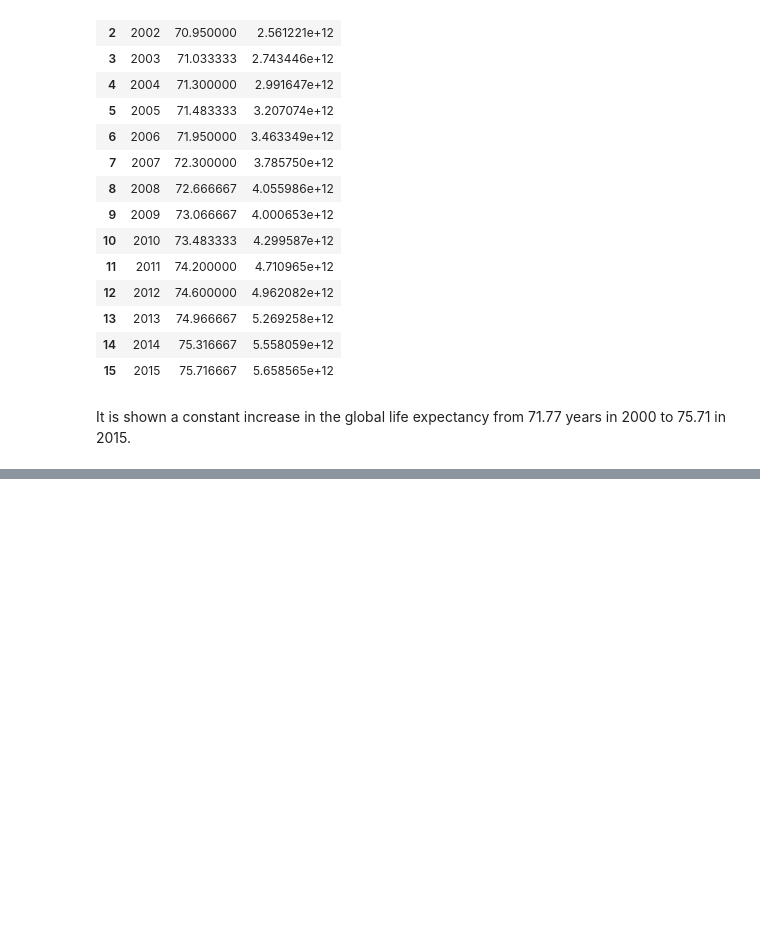
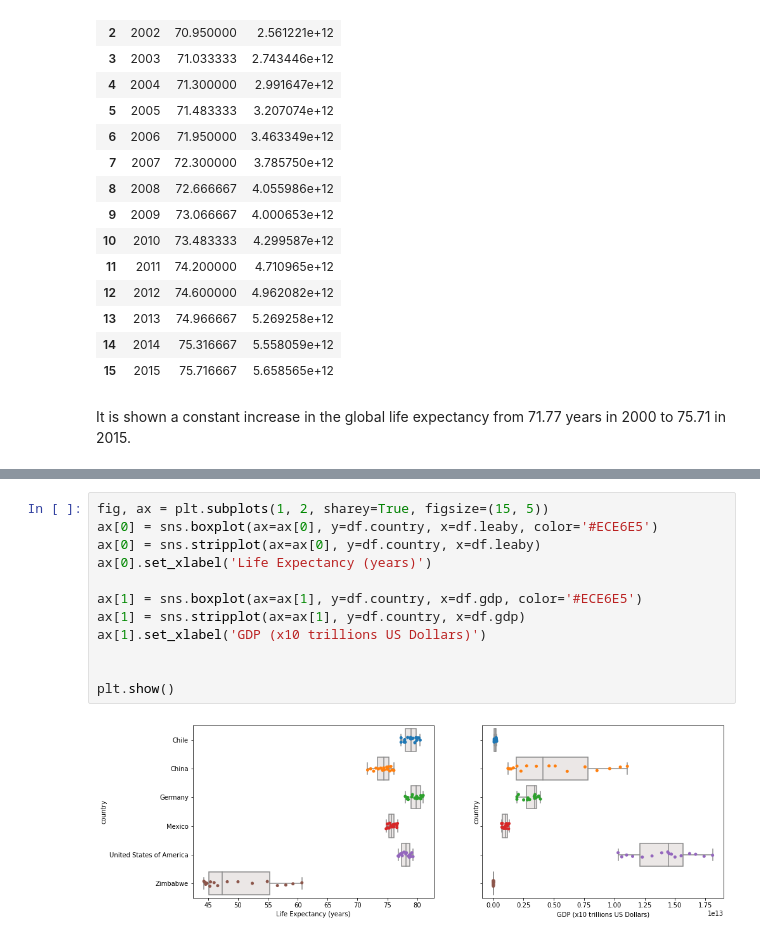
Before and after one commit to javierunix/codeacademy_datascience_path, a Jupyter notebook: Life-Expectancy-and-GDP-Starter/life_expectancy_gdp.ipynb, the cells around one changed output, grey strips where cells are left out. Drawn from its saved outputs; the diff is of its cells as text; blank space fills up the shorter version.

Commit message:
finish boxplots and stripplots

```diff
--- a/Life-Expectancy-and-GDP-Starter/life_expectancy_gdp.ipynb
+++ b/Life-Expectancy-and-GDP-Starter/life_expectancy_gdp.ipynb
@@ -209,3 +225,17 @@ plt.show()
+# %%
+fig, ax = plt.subplots(1, 2, sharey=True, figsize=(15, 5))
+ax[0] = sns.boxplot(ax=ax[0], y=df.country, x=df.leaby, color='#ECE6E5')
+ax[0] = sns.stripplot(ax=ax[0], y=df.country, x=df.leaby)
+ax[0].set_xlabel('Life Expectancy (years)')
+
+ax[1] = sns.boxplot(ax=ax[1], y=df.country, x=df.gdp, color='#ECE6E5')
+ax[1] = sns.stripplot(ax=ax[1], y=df.country, x=df.gdp)
+ax[1].set_xlabel('GDP (x10 trillions US Dollars)')
+
+
+plt.show()
+# %% [output]
+[figure, added]
 # %%
 plt.figure(figsize=(8, 6))
 
```
Also changed, not shown: parts of 8 cells of this notebook.
